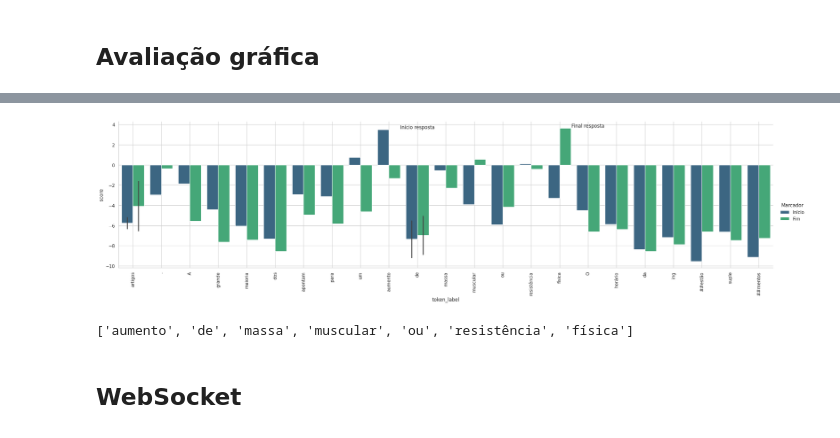
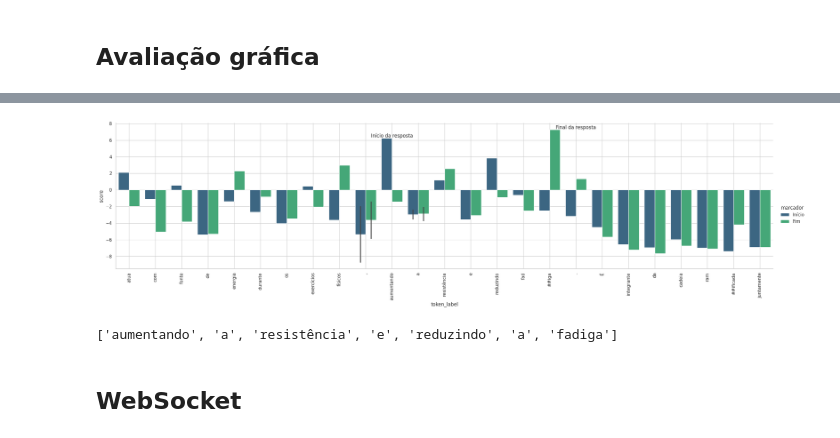
Before and after one commit to WalterLops/pipeline_bert_qa, a Jupyter notebook: Pipeline_BERT_Q&A.ipynb, the cells around one changed output, grey strips where cells are left out. Cells and saved outputs as stored; diff of their text form; code cells hidden in the pictures.

```diff
--- a/Pipeline_BERT_Q&A.ipynb
+++ b/Pipeline_BERT_Q&A.ipynb
@@ -358,11 +358,11 @@ class PipelineFactory:
     @staticmethod
     def create_pipeline(modelos_bert) -> Pipeline:
         if torch.cuda.is_available():
-            print(f'Pipeline do tipo Haystack criada.')
-            return Haystack(modelos_bert)
+            print(f'Pipeline 2 do tipo PipelineHaystack criada.')
+            return PipelineHaystack(modelos_bert)
 
         elif not torch.cuda.is_available():
-            print(f'Pipeline do tipo PipelineVectorDb criada.')
+            print(f'Pipeline 1 do tipo PipelineVectorDb criada.')
             return PipelineVectorDb(modelos_bert)
         else:
             raise ValueError(f"Tipo de pipeline desconhecida.")
@@ -758,7 +762,7 @@ Digite a sua pergunta: n
 # %% [markdown]
 ## Avaliação gráfica
 # %%
-content = pipe.get_answer_to_question('Como a creatina pode influenciar o desempenho em exercícios anaeróbicos?')
+content = pipe.get_answer_to_question('Quais são os possíveis efeitos da suplementação de leucina na saúde e no desempenho físico?')
 resposta, tokens, output = content.answer, content.tokens, content.output
 resposta
 # %% [output]
@@ -805,48 +809,48 @@ sb.set(font_scale=1.5)
 plt.rcParams["figure.figsize"] = (16,8)
 
 # Preparar os dados
 scores = []
 for (i, token_label) in enumerate(tokens_viz):
-    scores.append({'token_label': token_label, 'score': s_scores[i], 'Marcador': 'Início'})
-    scores.append({'token_label': token_label, 'score': e_scores[i], 'Marcador': 'Fim'})
+    scores.append({'token_label': token_label, 'score': s_scores[i], 'marcador': 'Início'})
+    scores.append({'token_label': token_label, 'score': e_scores[i], 'marcador': 'Fim'})
 
 df = pd.DataFrame(scores)
 
 # Identificar os maiores valores de cada marcador
-max_start = df[df['Marcador'] == 'Início'].sort_values(by='score', ascending=False).iloc[0]
-max_end = df[df['Marcador'] == 'Fim'].sort_values(by='score', ascending=False).iloc[0]
+max_start = df[df['marcador'] == 'Início'].sort_values(by='score', ascending=False).iloc[0]
+max_end = df[df['marcador'] == 'Fim'].sort_values(by='score', ascending=False).iloc[0]
 
 # Plotar o gráfico
 sns.set(style='whitegrid')
 plt.rcParams["figure.figsize"] = (16, 8)
 
-grafico = sns.catplot(x="token_label", y="score", hue="Marcador", data=df, kind="bar", height=6, aspect=4, palette="viridis")
+grafico = sns.catplot(x="token_label", y="score", hue="marcador", data=df, kind="bar", height=6, aspect=4, palette="viridis")
 
 # Adicionar setas para os maiores valores
 ax = grafico.ax
 
 # Encontrar as posições x para os labels
-start_x = list(df[df['Marcador'] == 'Início'].index).index(max_start.name)
-end_x = list(df[df['Marcador'] == 'Fim'].index).index(max_end.name)
+start_x = list(df[df['marcador'] == 'Início'].index).index(max_start.name)
+end_x = list(df[df['marcador'] == 'Fim'].index).index(max_end.name)
 
-ax.annotate('Início resposta', xy=(start_x, max_start['score']), xytext=(start_x, max_start['score'] + 0.1),
+ax.annotate('Início da resposta', xy=(start_x, max_start['score']), xytext=(start_x, max_start['score'] + 0.1),
             arrowprops=dict(facecolor='black', arrowstyle='->'), ha='center')
 
-ax.annotate('Final resposta', xy=(end_x, max_end['score']), xytext=(end_x, max_end['score'] + 0.1),
+ax.annotate('Final da resposta', xy=(end_x, max_end['score']), xytext=(end_x, max_end['score'] + 0.1),
             arrowprops=dict(facecolor='black', arrowstyle='->'), ha='center')
 
 # Ajustes finais
 grafico.set_xticklabels(grafico.ax.get_xticklabels(), rotation=90, ha="center")
 grafico.ax.grid(True)
 
 plt.show()
 # %% [output]
-[figure, old version]
+[figure, new version]
 # %%
 # recupera todo o intervalo do contexto que possui as miores probabilidades de iniciar e a de finalizar uma frase que representa a resposta
 tokens[start_index:end_index+1]
 # %% [output]
-['aumento', 'de', 'massa', 'muscular', 'ou', 'resistência', 'física']
+['aumentando', 'a', 'resistência', 'e', 'reduzindo', 'a', 'fadiga']
 # %% [markdown]
 ## WebSocket
 # %%
```
Also changed, not shown: parts of 19 cells of this notebook.
